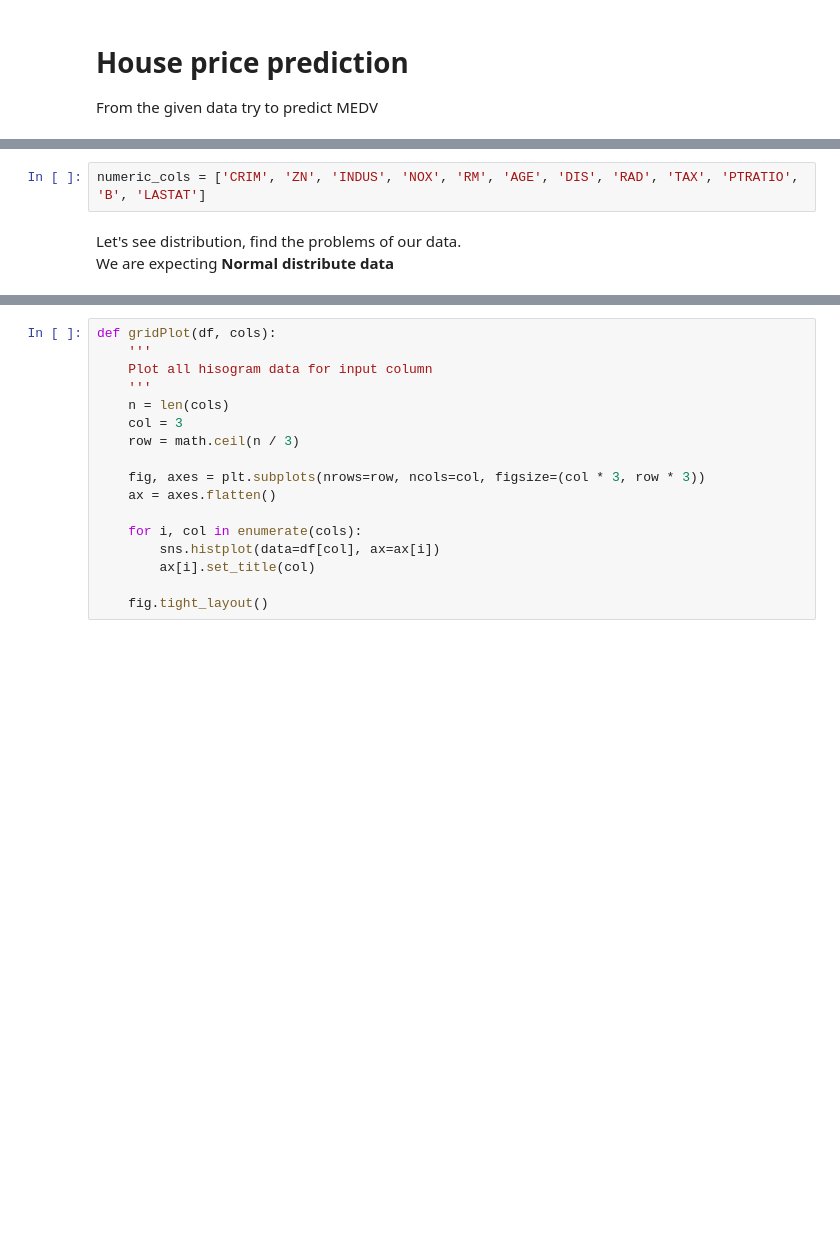
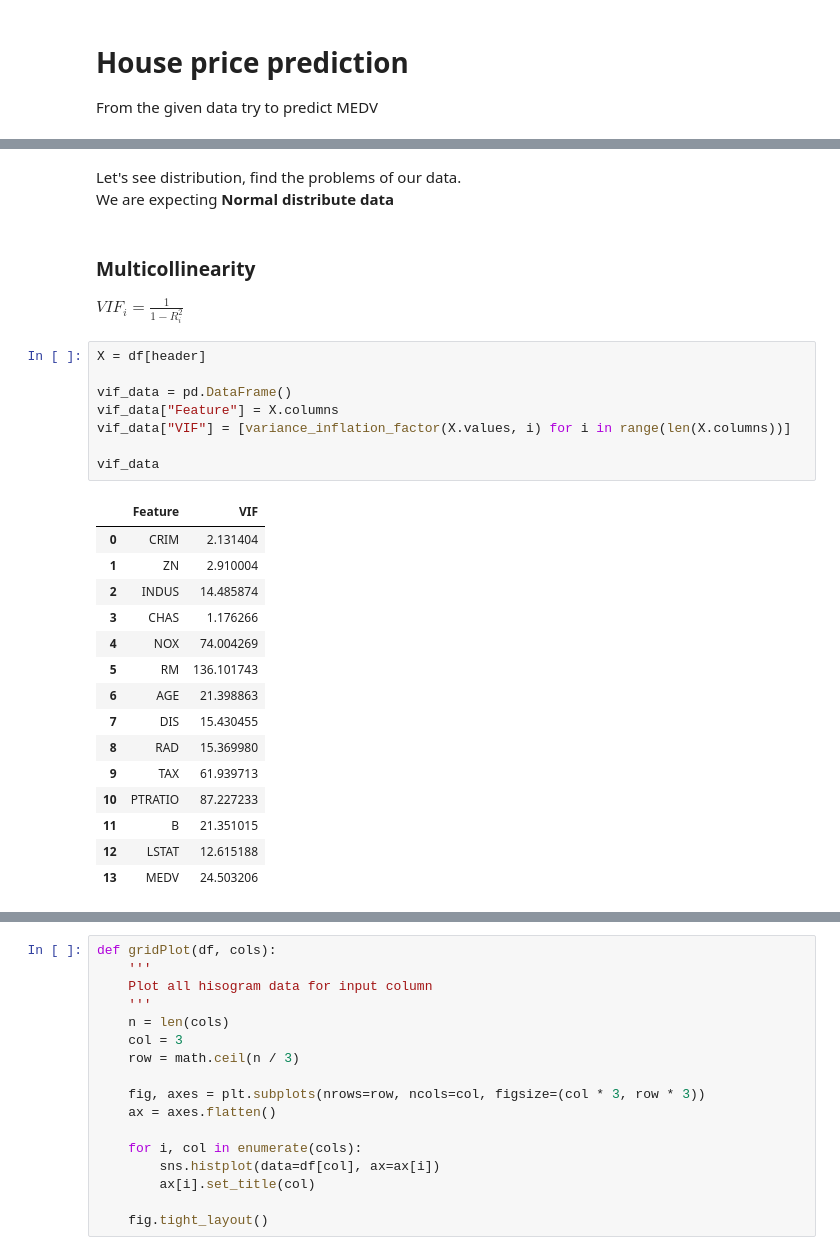
Before and after one commit to lumlong/my_learning, a Jupyter notebook: 3.data_science/example_project/house_price_prediction.ipynb, the cells around one changed output, grey strips where cells are left out. Saved outputs shown, nothing was run; the diff lists cells and outputs as text; blank space fills up the shorter version.

```diff
--- a/3.data_science/example_project/house_price_prediction.ipynb
+++ b/3.data_science/example_project/house_price_prediction.ipynb
@@ -194,6 +195,31 @@ Also please note of how other feature correlate to eachother. assume and assert
 - etc.
-# %%
-numeric_cols = ['CRIM', 'ZN', 'INDUS', 'NOX', 'RM', 'AGE', 'DIS', 'RAD', 'TAX', 'PTRATIO', 'B', 'LASTAT']
 # %% [markdown]
 Let's see distribution, find the problems of our data. \
 We are expecting **Normal distribute data**
+# %% [markdown]
+### Multicollinearity
+$VIF_𝑖 = \frac{1}{1-R^2_i}$
+# %%
+X = df[header]
+
+vif_data = pd.DataFrame()
+vif_data["Feature"] = X.columns
+vif_data["VIF"] = [variance_inflation_factor(X.values, i) for i in range(len(X.columns))]
+
+vif_data
+# %% [output]
+|  | Feature | VIF |
+| 0 | CRIM | 2.131404 |
+| 1 | ZN | 2.910004 |
+| 2 | INDUS | 14.485874 |
+| 3 | CHAS | 1.176266 |
+| 4 | NOX | 74.004269 |
+| 5 | RM | 136.101743 |
+| 6 | AGE | 21.398863 |
+| 7 | DIS | 15.430455 |
+| 8 | RAD | 15.369980 |
+| 9 | TAX | 61.939713 |
+| 10 | PTRATIO | 87.227233 |
+| 11 | B | 21.351015 |
+| 12 | LSTAT | 12.615188 |
+| 13 | MEDV | 24.503206 |
```
Also changed, not shown: parts of 51 cells of this notebook, 5 other files.
